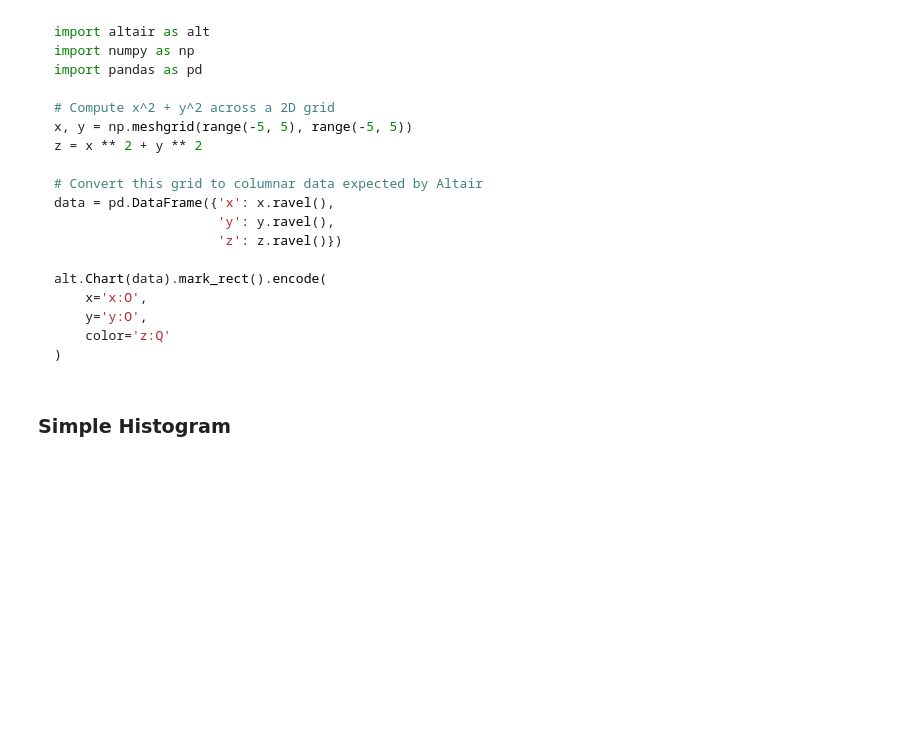
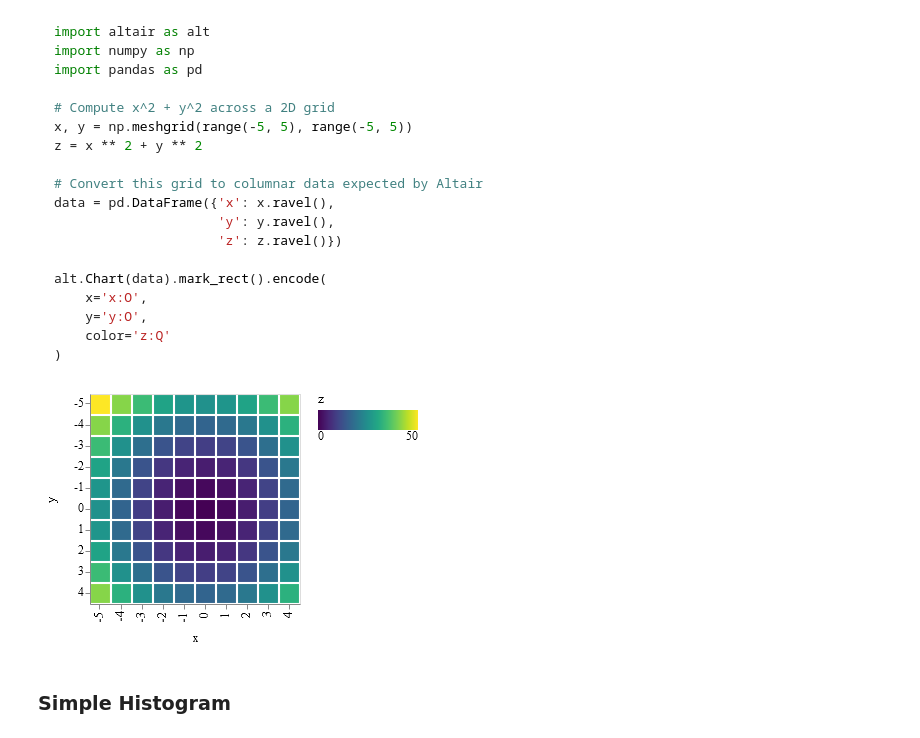
Before and after one commit to queryverse/Vega.jl, a Jupyter notebook: examples/altair/Simple Charts.ipynb, the cells around one changed output. Saved outputs shown, nothing was run; the diff lists cells and outputs as text; code cells hidden in the pictures; blank space fills up the shorter version.

````diff
--- a/examples/altair/Simple Charts.ipynb
+++ b/examples/altair/Simple Charts.ipynb
@@ -46,6 +50,15 @@ alt.Chart(data).mark_rect().encode(
     color='z:Q'
 )
 ```
+# %%
+x = [j for i in -5:4, j in -5:4]
+y = [i for i in -5:4, j in -5:4]
+z = x.^2 .+ y.^2
+
+DataFrame(x=vec(x'),y=vec(y'),z=vec(z')) |>
+@vlplot(:rect,enc={x="x:o",y="y:o",color="z:q"})
+# %% [output]
+[figure, added]
 # %% [markdown]
 ### Simple Histogram
 # %% [markdown]
````
Also changed, not shown: parts of 11 cells of this notebook, 1 other file.
